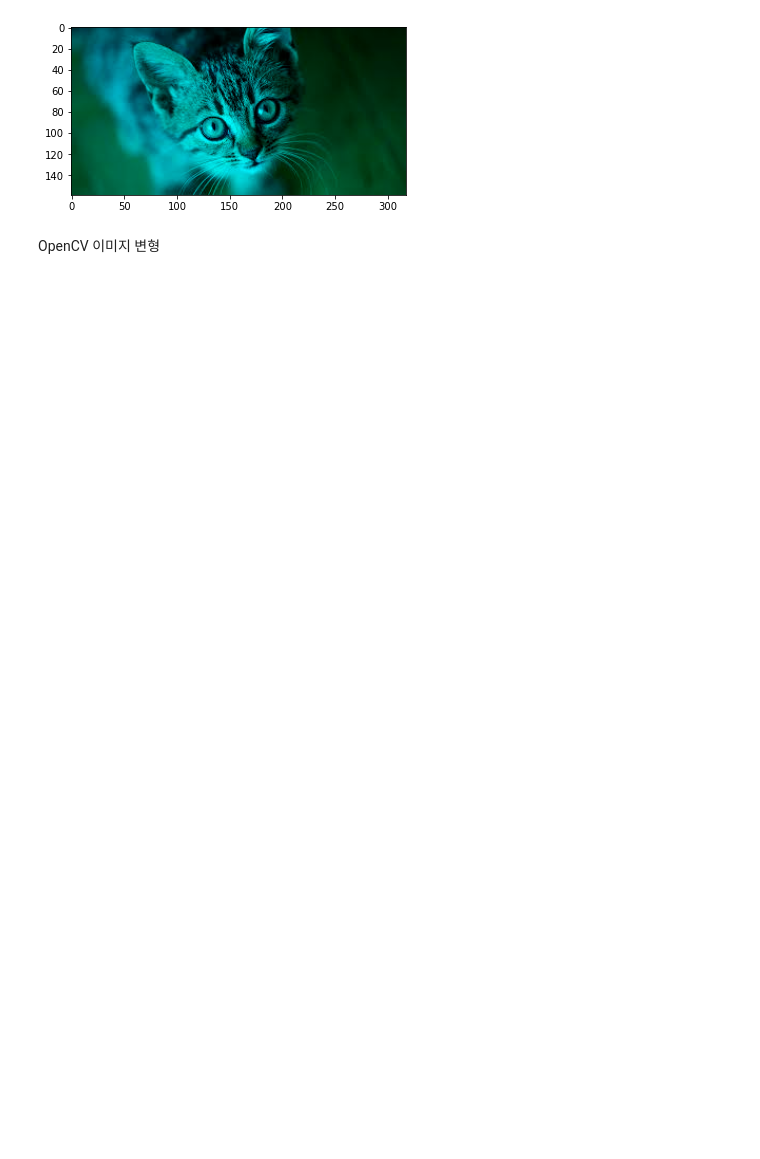
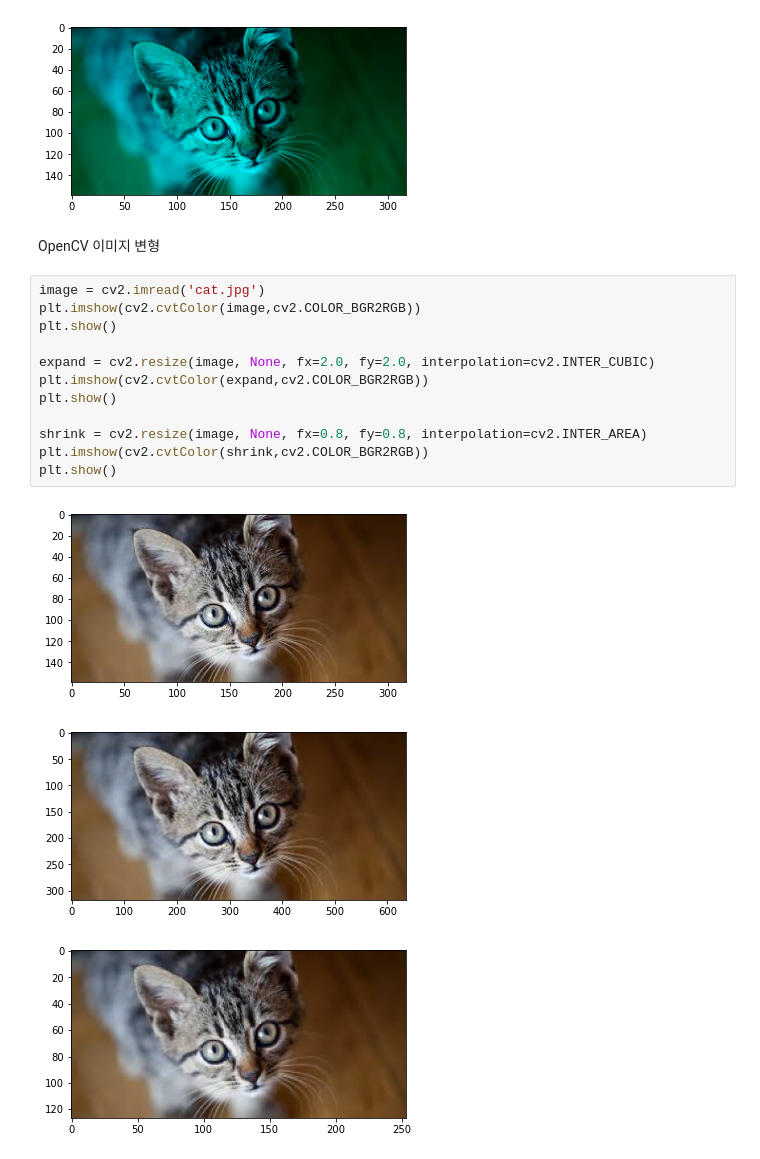
Before and after one commit to yoonsula/Python-data_analysis-and-image_processing, a Jupyter notebook: OpenCV.ipynb, the cells around one changed output. Cells and saved outputs as stored; diff of their text form; blank space fills up the shorter version.

Commit message:
OpenCV_image_add

```diff
--- a/OpenCV.ipynb
+++ b/OpenCV.ipynb
@@ -115,3 +115,19 @@ plt.show
 [figure]
 # %% [markdown]
 OpenCV 이미지 변형
+# %%
+image = cv2.imread('cat.jpg')
+plt.imshow(cv2.cvtColor(image,cv2.COLOR_BGR2RGB))
+plt.show()
+
+expand = cv2.resize(image, None, fx=2.0, fy=2.0, interpolation=cv2.INTER_CUBIC)
+plt.imshow(cv2.cvtColor(expand,cv2.COLOR_BGR2RGB))
+plt.show()
+
+shrink = cv2.resize(image, None, fx=0.8, fy=0.8, interpolation=cv2.INTER_AREA)
+plt.imshow(cv2.cvtColor(shrink,cv2.COLOR_BGR2RGB))
+plt.show()
+# %% [output]
+[figure, added]
+[figure, added]
+[figure, added]
```
Also changed, not shown: parts of 8 cells of this notebook, 1 other file.
